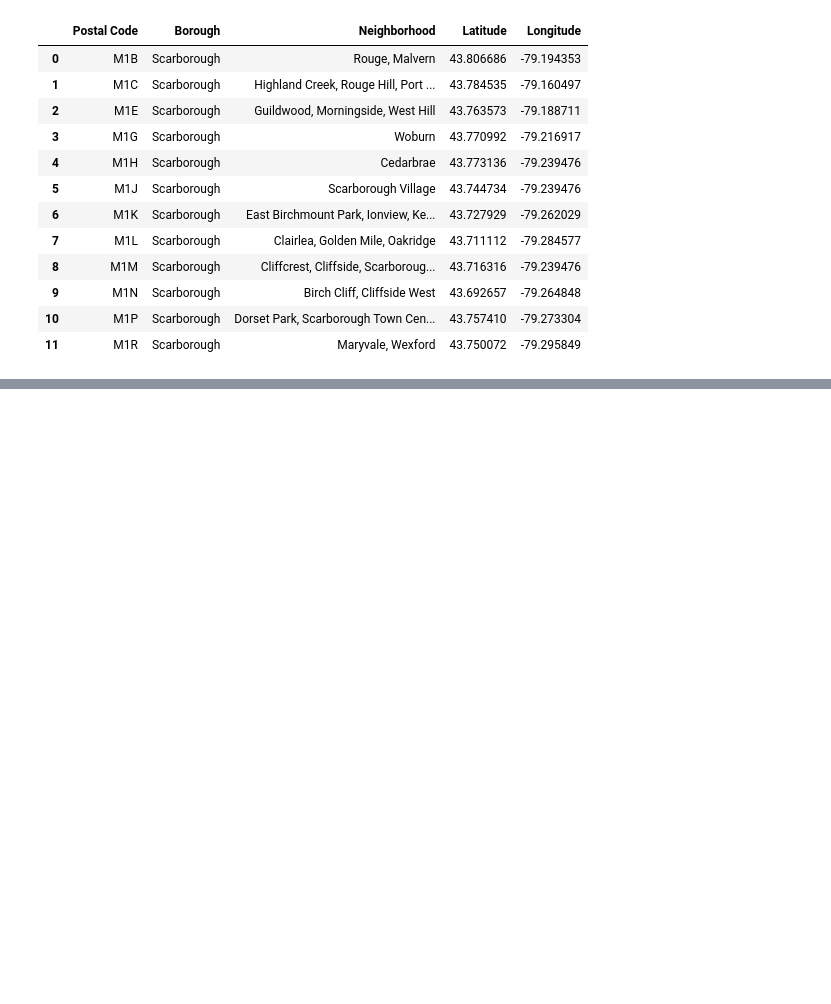
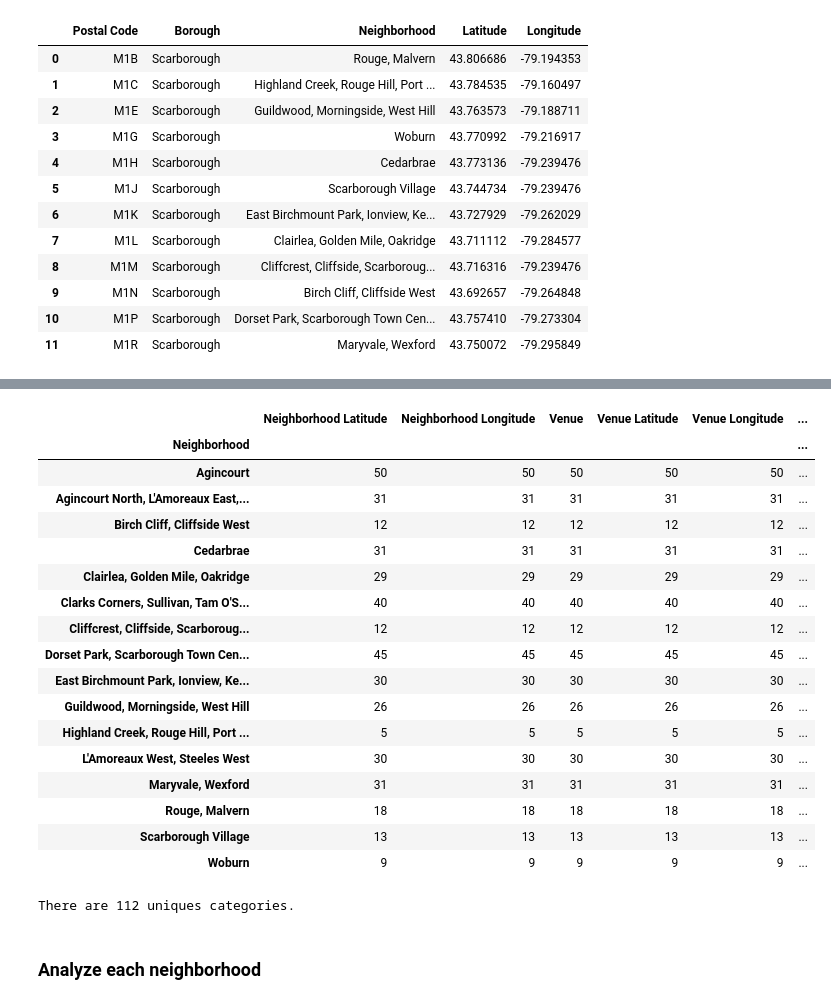
Before and after one commit to karlyrezac/Coursera_Capstone, a Jupyter notebook: Segmenting and Clustering Neighborhoods in Toronto.ipynb, the cells around one changed output, grey strips where cells are left out. Saved outputs shown, nothing was run; the diff lists cells and outputs as text; code cells hidden in the pictures; blank space fills up the shorter version.

```diff
--- a/Segmenting and Clustering Neighborhoods in Toronto.ipynb
+++ b/Segmenting and Clustering Neighborhoods in Toronto.ipynb
@@ -127,0 +328,4 @@ coord_df.head(12)
+# %%
+#Send the GET request and examine the results
+results = requests.get(url).json()
+results
@@ -127,0 +350,13 @@ coord_df.head(12)
+# %%
+# function that extracts the category of the venue
+
+def get_category_type(row):
+    try:
+        categories_list = row['categories']
+    except:
+        categories_list = row['venue.categories']
+
+    if len(categories_list) == 0:
+        return None
+    else:
+        return categories_list[0]['name']
@@ -127,0 +365,16 @@ coord_df.head(12)
+# %%
+venues = results['response']['groups'][0]['items']
+
+nearby_venues = json_normalize(venues) # flatten JSON
+
+# filter columns
+filtered_columns = ['venue.name', 'venue.categories', 'venue.location.lat', 'venue.location.lng']
+nearby_venues =nearby_venues.loc[:, filtered_columns]
+
+# filter the category for each row
+nearby_venues['venue.categories'] = nearby_venues.apply(get_category_type, axis=1)
+
+# clean columns
+nearby_venues.columns = [col.split(".")[-1] for col in nearby_venues.columns]
+
+nearby_venues.head(10)
@@ -127,0 +445,5 @@ coord_df.head(12)
+# %%
+scar_venues = getNearbyVenues(names=scar_data['Neighborhood'],
+                                   latitudes=scar_data['Latitude'],
+                                   longitudes=scar_data['Longitude']
+                                  )
@@ -127,0 +481,31 @@ coord_df.head(12)
+# %%
+# check how many venues were returned for each neighborhood
+
+scar_venues.groupby('Neighborhood').count()
+# %% [output]
+|  | Neighborhood Latitude | Neighborhood Longitude | Venue | Venue Latitude | Venue Longitude | ... |
+| Neighborhood |  |  |  |  |  | ... |
+| Agincourt | 50 | 50 | 50 | 50 | 50 | ... |
+| Agincourt North, L'Amoreaux East,... | 31 | 31 | 31 | 31 | 31 | ... |
+| Birch Cliff, Cliffside West | 12 | 12 | 12 | 12 | 12 | ... |
+| Cedarbrae | 31 | 31 | 31 | 31 | 31 | ... |
+| Clairlea, Golden Mile, Oakridge | 29 | 29 | 29 | 29 | 29 | ... |
+| Clarks Corners, Sullivan, Tam O'S... | 40 | 40 | 40 | 40 | 40 | ... |
+| Cliffcrest, Cliffside, Scarboroug... | 12 | 12 | 12 | 12 | 12 | ... |
+| Dorset Park, Scarborough Town Cen... | 45 | 45 | 45 | 45 | 45 | ... |
+| East Birchmount Park, Ionview, Ke... | 30 | 30 | 30 | 30 | 30 | ... |
+| Guildwood, Morningside, West Hill | 26 | 26 | 26 | 26 | 26 | ... |
+| Highland Creek, Rouge Hill, Port ... | 5 | 5 | 5 | 5 | 5 | ... |
+| L'Amoreaux West, Steeles West | 30 | 30 | 30 | 30 | 30 | ... |
+| Maryvale, Wexford | 31 | 31 | 31 | 31 | 31 | ... |
+| Rouge, Malvern | 18 | 18 | 18 | 18 | 18 | ... |
+| Scarborough Village | 13 | 13 | 13 | 13 | 13 | ... |
+| Woburn | 9 | 9 | 9 | 9 | 9 | ... |
+# %%
+# find out how many unique categories can be curated from the returned venues
+
+print('There are {} uniques categories.'.format(len(scar_venues['Venue Category'].unique())))
+# %% [output]
+There are 112 uniques categories.
+# %% [markdown]
+### Analyze each neighborhood
```
Also changed, not shown: parts of 51 cells of this notebook.
